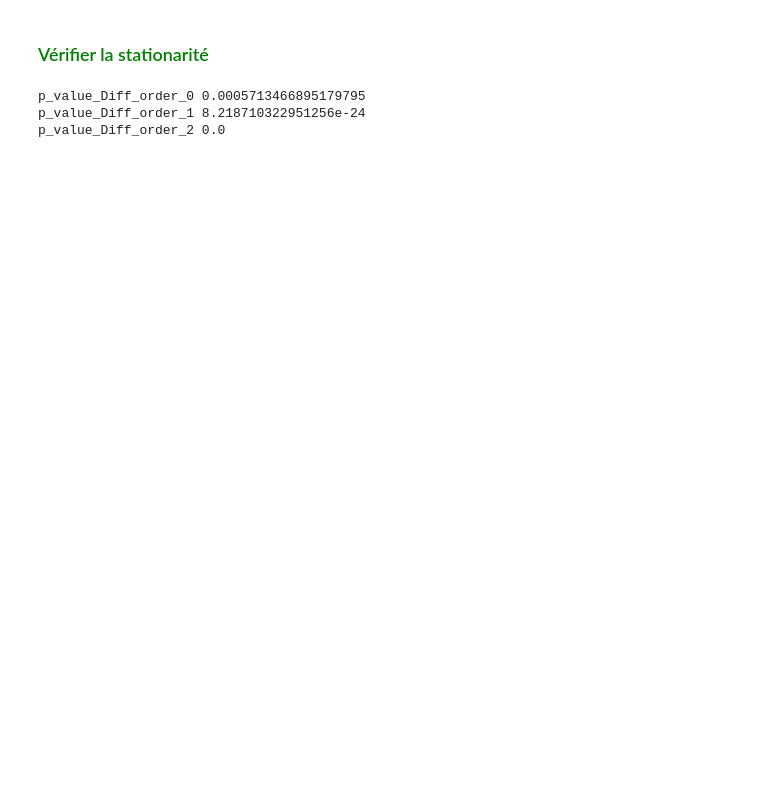
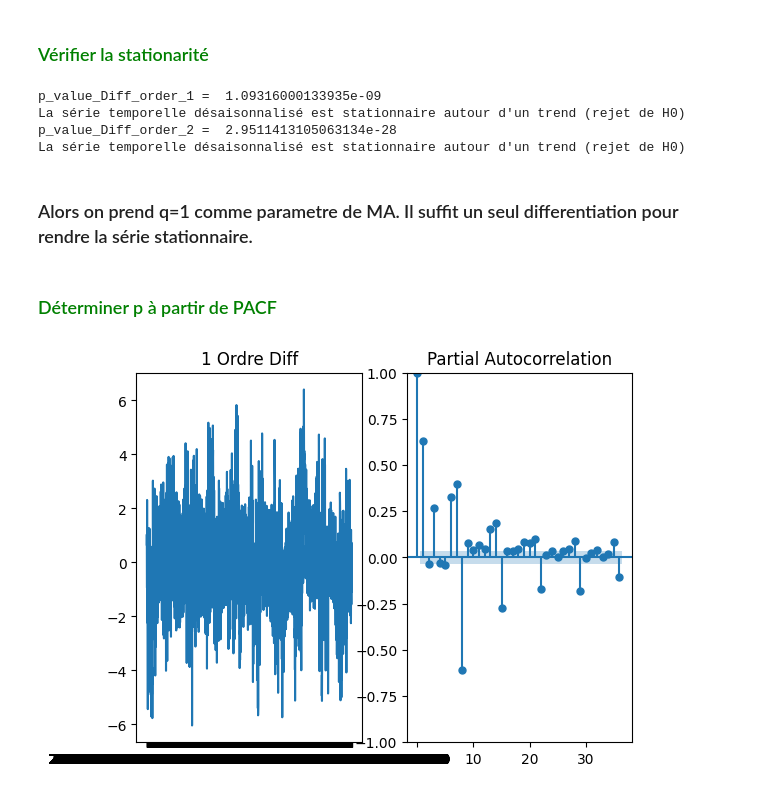
Before and after one commit to RolaMmss/Time-Series_consommation-d-electricite-HDF, a Jupyter notebook: Modeling.ipynb, the cells around one changed output. Drawn from its saved outputs; the diff is of its cells as text; code cells hidden in the pictures; blank space fills up the shorter version.

Commit message:
série désaisonalisé

```diff
--- a/Modeling.ipynb
+++ b/Modeling.ipynb
@@ -83,7 +85,7 @@ plt.show()
 # %% [markdown]
 ###  <font color="green"> Vérifier la stationarité </font>
 # %%
-# Test ADF ##################3
+# ADF Test
 from statsmodels.tsa.stattools import adfuller
 # perform augmented Dickey-Fuller test
 #  H0: The time series is non-stationary.
@@ -92,17 +94,46 @@ from statsmodels.tsa.stattools import adfuller
 # Suppose P-value: 0.026909668130736933
 # Since the p-value is not less than 0.05, we fail to reject the null hypothesis.
 
-result_diff_0  = adfuller(df.value.dropna())
-print ('p_value_Diff_order_0' , result_diff_0[1]) # 0.026909668130736933
+##################################################################
+result_diff_1  = adfuller(df.value.diff().dropna())
+p_value_1 = result_diff_1[1]
+print ('p_value_Diff_order_1 = ' , p_value_1) # 1.17909511e-17
 
+# Comparer la p-value à un seuil de significativité (par exemple, 0.05)
+if p_value_1 <= 0.05:
+    print("La série temporelle désaisonnalisé est stationnaire autour d'un trend (rejet de H0)")
+else:
+    print("La série temporelle désaisonnalisé n'est pas stationnaire autour d'un trend (absence de rejet de H0)")
+###################################################################
+result_diff_2  = adfuller(df.value.diff().diff().dropna())
+p_value_2 = result_diff_2[1]
 
-result_diff_1  = adfuller(df.value.diff().dropna())
-print ('p_value_Diff_order_1' , result_diff_1[1]) # 1.17909511e-17
+print ('p_value_Diff_order_2 = ' , p_value_2) # 1.114936294e-11
 
-
-result_diff_2  = adfuller(df.value.diff().diff().dropna())
-print ('p_value_Diff_order_2' , result_diff_2[1]) # 1.114936294e-11
+# Comparer la p-value à un seuil de significativité (par exemple, 0.05)
+if p_value_2 <= 0.05:
+    print("La série temporelle désaisonnalisé est stationnaire autour d'un trend (rejet de H0)")
+else:
+    print("La série temporelle désaisonnalisé n'est pas stationnaire autour d'un trend (absence de rejet de H0)")
 # %% [output]
-p_value_Diff_order_0 0.0005713466895179795
-p_value_Diff_order_1 8.218710322951256e-24
-p_value_Diff_order_2 0.0
+p_value_Diff_order_1 =  1.09316000133935e-09
+La série temporelle désaisonnalisé est stationnaire autour d'un trend (rejet de H0)
+p_value_Diff_order_2 =  2.9511413105063134e-28
+La série temporelle désaisonnalisé est stationnaire autour d'un trend (rejet de H0)
+# %% [markdown]
+### Alors on prend q=1 comme parametre de MA. Il suffit un seul differentiation pour rendre la série stationnaire.
+# %% [markdown]
+###  <font color="green"> Déterminer p à partir de PACF </font>
+# %%
+# # ####################### Auto Regression p: PACF #############
+from statsmodels.graphics.tsaplots import plot_pacf
+
+f = plt.figure()
+ax1=f.add_subplot(121)
+ax1.set_title('1 Ordre Diff')
+ax1.plot(df.value.diff())
+ax2=f.add_subplot(122)
+plot_pacf(df.value.diff().dropna() , ax= ax2)
+plt.show()
+# %% [output]
+[figure, added]
```
Also changed, not shown: parts of 6 cells of this notebook, 2 other files.
